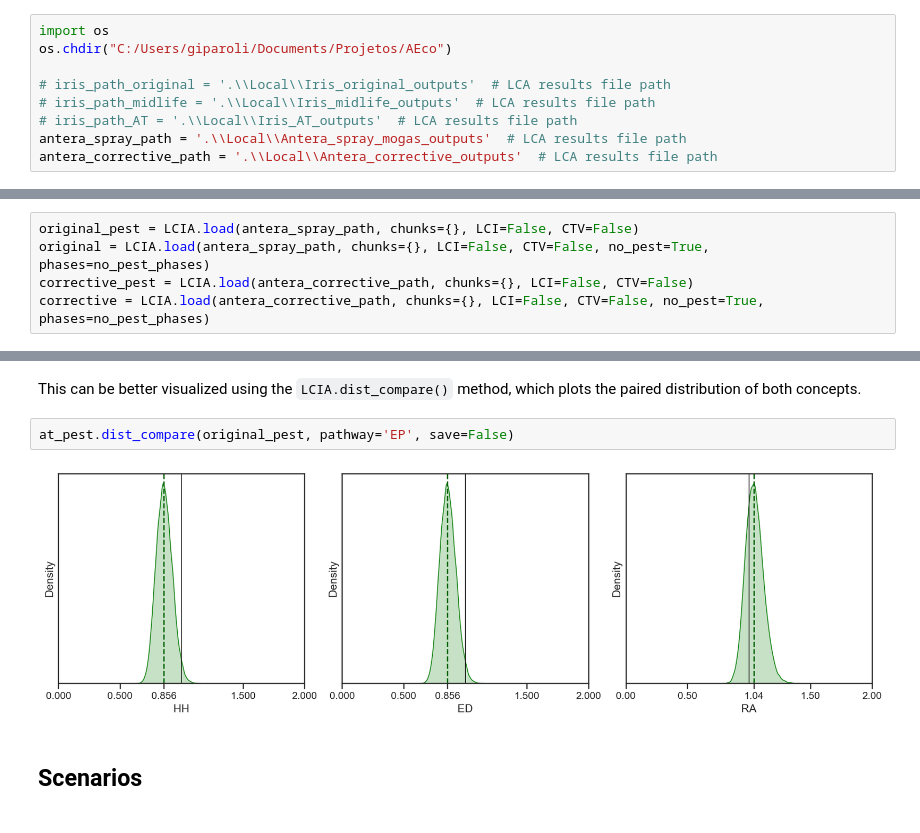
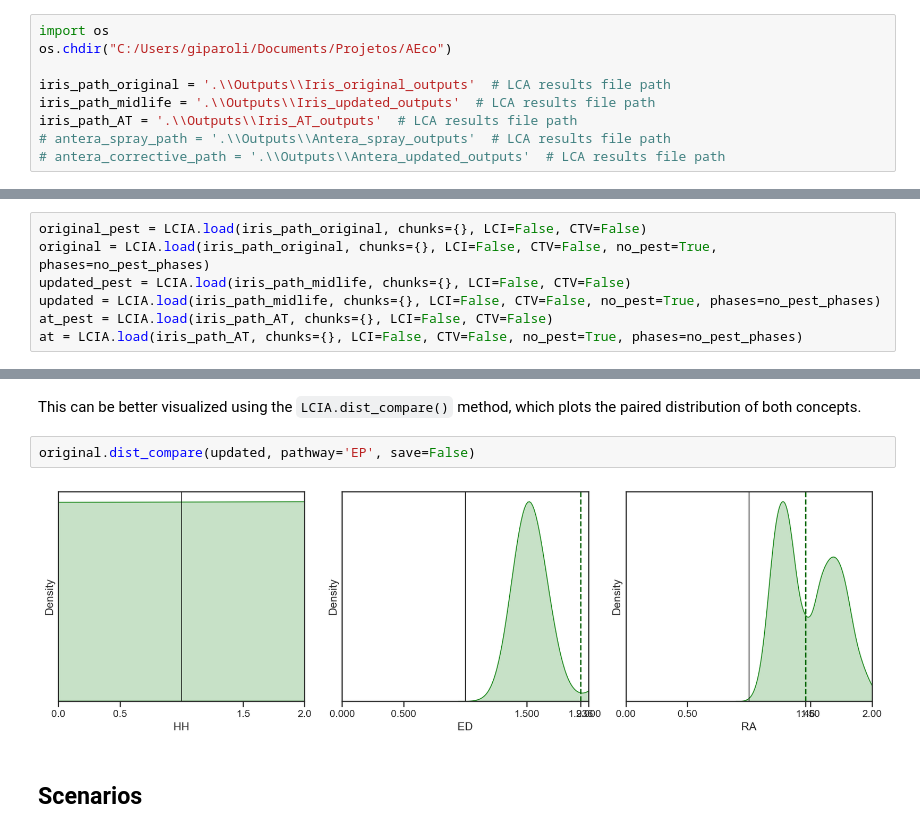
Before and after one commit to gparolin/AEco, a Jupyter notebook: Scripts/view.ipynb, the cells around one changed output, grey strips where cells are left out. Saved outputs shown, nothing was run; the diff lists cells and outputs as text.

Commit message:
Analysis Antera 2nd round

```diff
--- a/Scripts/view.ipynb
+++ b/Scripts/view.ipynb
@@ -11,10 +11,10 @@ This code is part of the Master's Thesis "Streamlined Life Cycle Assessment Meth
 import os
 os.chdir("C:/Users/giparoli/Documents/Projetos/AEco")
 
-# iris_path_original = '.\\Local\\Iris_original_outputs'  # LCA results file path
-# iris_path_midlife = '.\\Local\\Iris_midlife_outputs'  # LCA results file path
-# iris_path_AT = '.\\Local\\Iris_AT_outputs'  # LCA results file path
-antera_spray_path = '.\\Local\\Antera_spray_mogas_outputs'  # LCA results file path
-antera_corrective_path = '.\\Local\\Antera_corrective_outputs'  # LCA results file path
+iris_path_original = '.\\Outputs\\Iris_original_outputs'  # LCA results file path
+iris_path_midlife = '.\\Outputs\\Iris_updated_outputs'  # LCA results file path
+iris_path_AT = '.\\Outputs\\Iris_AT_outputs'  # LCA results file path
+# antera_spray_path = '.\\Outputs\\Antera_spray_outputs'  # LCA results file path
+# antera_corrective_path = '.\\Outputs\\Antera_updated_outputs'  # LCA results file path
 # %%
 from Tools_Iris import *
@@ -28,10 +29,12 @@ no_pest_phases = {'Development': ['Office','Infrastructure','Capital','Prototype
                 'End-of-Life': ['Recycling','Landfill','Incineration']
                 }
 # %%
-original_pest = LCIA.load(antera_spray_path, chunks={}, LCI=False, CTV=False)
-original = LCIA.load(antera_spray_path, chunks={}, LCI=False, CTV=False, no_pest=True, phases=no_pest_phases)
-corrective_pest = LCIA.load(antera_corrective_path, chunks={}, LCI=False, CTV=False)
-corrective = LCIA.load(antera_corrective_path, chunks={}, LCI=False, CTV=False, no_pest=True, phases=no_pest_phases)
+original_pest = LCIA.load(iris_path_original, chunks={}, LCI=False, CTV=False)
+original = LCIA.load(iris_path_original, chunks={}, LCI=False, CTV=False, no_pest=True, phases=no_pest_phases)
+updated_pest = LCIA.load(iris_path_midlife, chunks={}, LCI=False, CTV=False)
+updated = LCIA.load(iris_path_midlife, chunks={}, LCI=False, CTV=False, no_pest=True, phases=no_pest_phases)
+at_pest = LCIA.load(iris_path_AT, chunks={}, LCI=False, CTV=False)
+at = LCIA.load(iris_path_AT, chunks={}, LCI=False, CTV=False, no_pest=True, phases=no_pest_phases)
 # %% [markdown]
 Values extracted from `calc` notebook
 # %%
@@ -292,9 +299,9 @@ Attributes:
 # %% [markdown]
 This can be better visualized using the `LCIA.dist_compare()` method, which plots the paired distribution of both concepts.
 # %%
-at_pest.dist_compare(original_pest, pathway='EP', save=False)
+original.dist_compare(updated, pathway='EP', save=False)
 # %% [output]
-[figure, old version]
+[figure, new version]
 # %% [markdown]
 ## Scenarios
 # %%
```
Also changed, not shown: parts of 20 cells of this notebook, 10 other files.
